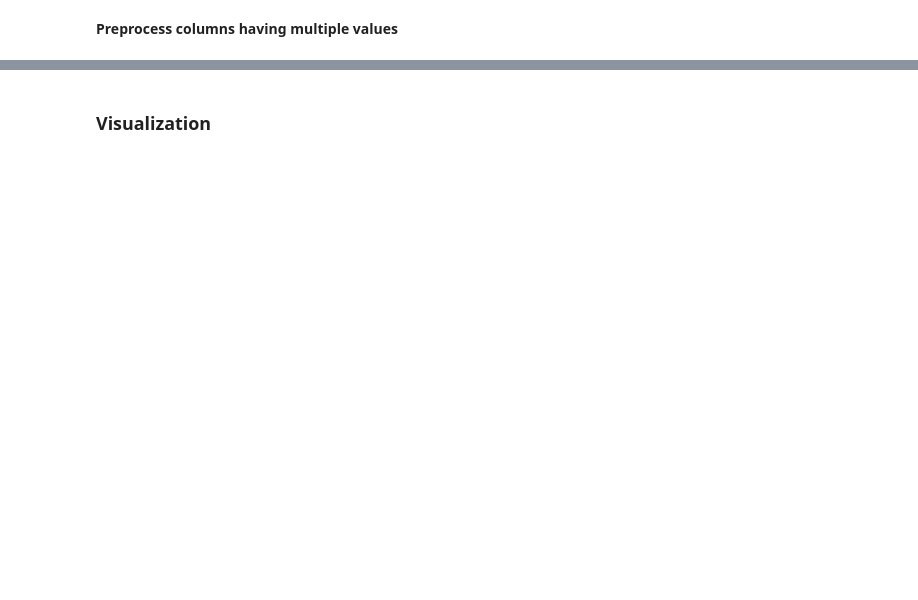
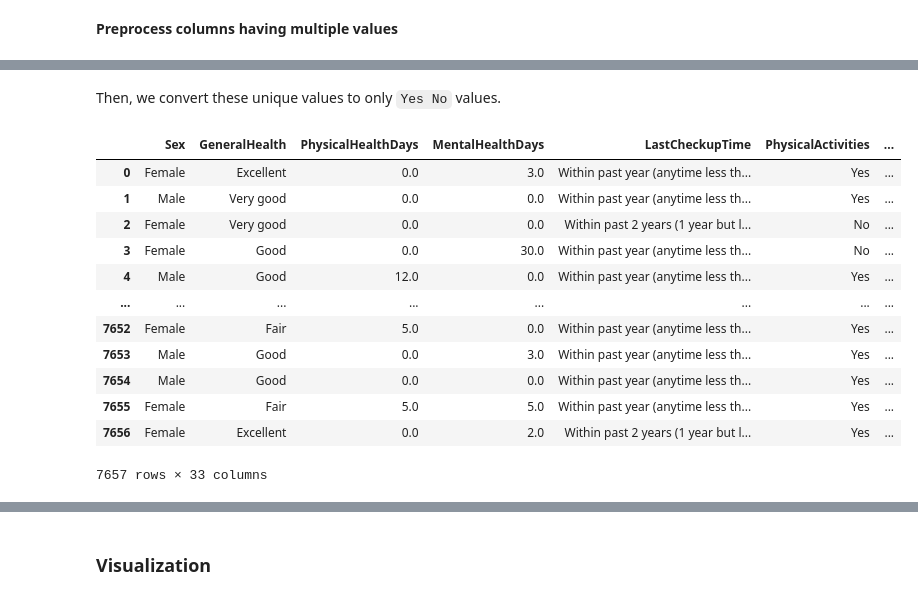
Before and after one commit to NgHuyen137/PDS_Final_Project, a Jupyter notebook: notebooks/2.0-eda.ipynb, the cells around one changed output, grey strips where cells are left out. Drawn from its saved outputs; the diff is of its cells as text; code cells hidden in the pictures; blank space fills up the shorter version.

```diff
--- a/notebooks/2.0-eda.ipynb
+++ b/notebooks/2.0-eda.ipynb
@@ -57,0 +76,31 @@ multiple_val_cols
+# %% [markdown]
+Then, we convert these unique values to only `Yes No` values.
+# %%
+cleaned_data_copy = cleaned_data.copy()
+
+cleaned_data_copy['HadDiabetes'] = cleaned_data_copy['HadDiabetes'].replace(['Yes, but only during pregnancy (female)',
+                                                                             'No, pre-diabetes or borderline diabetes'], ['Yes', 'Yes'])
+
+cleaned_data_copy['SmokerStatus'] = cleaned_data_copy['SmokerStatus'].replace(['Never smoked', 'Former smoker',
+                                                                               'Current smoker - now smokes every day',
+                                                                               'Current smoker - now smokes some days'],
+                                                                              ['No', 'Yes', 'Yes', 'Yes'])
+
+cleaned_data_copy['ECigaretteUsage'] = cleaned_data_copy['ECigaretteUsage'].replace(['Never used e-cigarettes in my entire life',
+                                                                                     'Not at all (right now)', 'Use them some days',
+                                                                                     'Use them every day'], ['No', 'No', 'Yes', 'Yes'])
+cleaned_data_copy
+# %% [output]
+|  | Sex | GeneralHealth | PhysicalHealthDays | MentalHealthDays | LastCheckupTime | PhysicalActivities | ... |
+| 0 | Female | Excellent | 0.0 | 3.0 | Within past year (anytime less th... | Yes | ... |
+| 1 | Male | Very good | 0.0 | 0.0 | Within past year (anytime less th... | Yes | ... |
+| 2 | Female | Very good | 0.0 | 0.0 | Within past 2 years (1 year but l... | No | ... |
+| 3 | Female | Good | 0.0 | 30.0 | Within past year (anytime less th... | No | ... |
+| 4 | Male | Good | 12.0 | 0.0 | Within past year (anytime less th... | Yes | ... |
+| ... | ... | ... | ... | ... | ... | ... | ... |
+| 7652 | Female | Fair | 5.0 | 0.0 | Within past year (anytime less th... | Yes | ... |
+| 7653 | Male | Good | 0.0 | 3.0 | Within past year (anytime less th... | Yes | ... |
+| 7654 | Male | Good | 0.0 | 0.0 | Within past year (anytime less th... | Yes | ... |
+| 7655 | Female | Fair | 5.0 | 5.0 | Within past year (anytime less th... | Yes | ... |
+| 7656 | Female | Excellent | 0.0 | 2.0 | Within past 2 years (1 year but l... | Yes | ... |
+7657 rows × 33 columns
```
Also changed, not shown: parts of 12 cells of this notebook.
